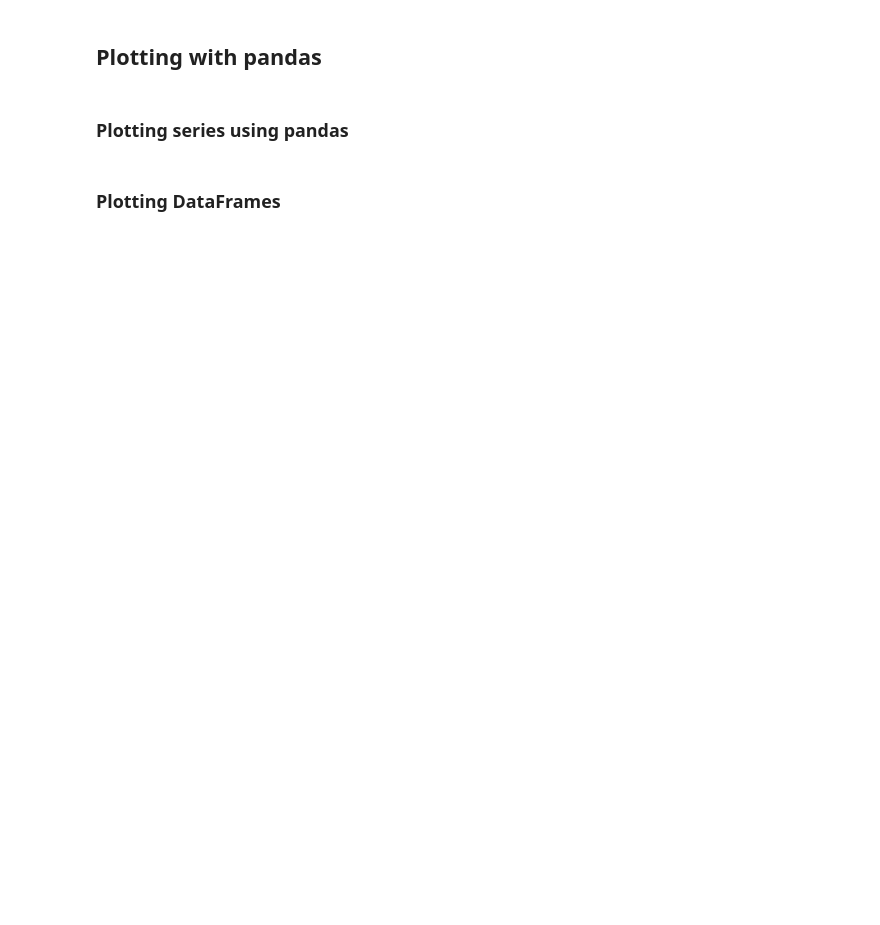
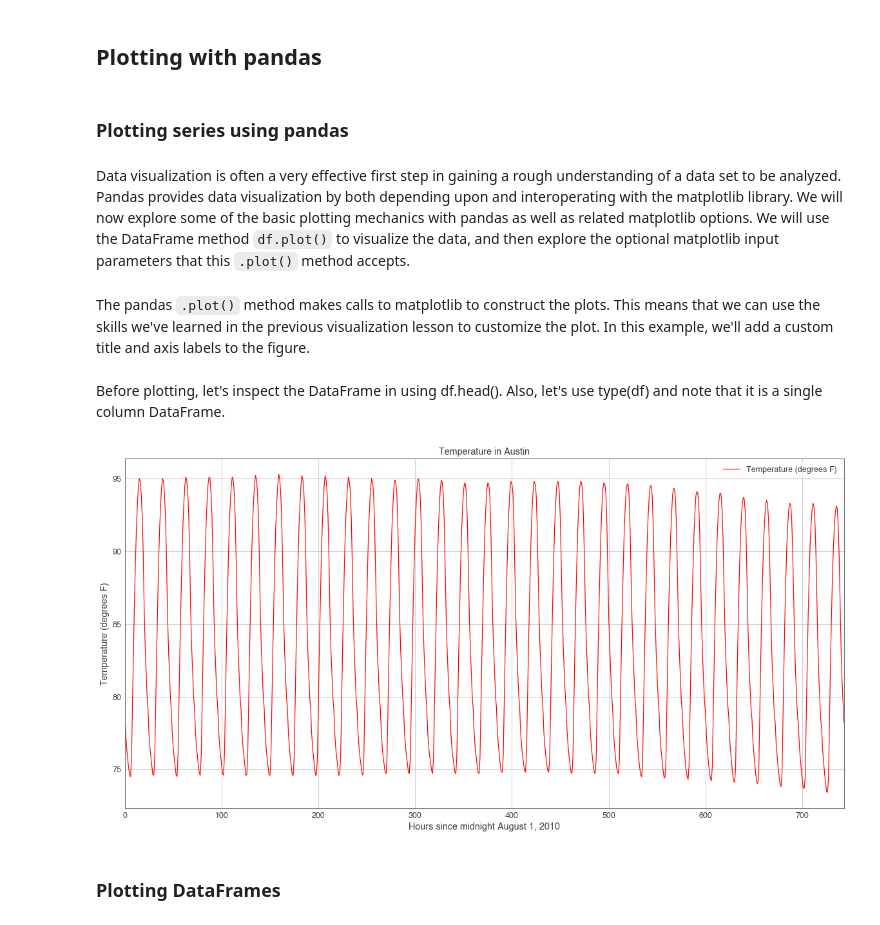
Before and after one commit to ML-Challenge/week2-data-analysis, a Jupyter notebook: L3.pandas Foundations.ipynb, the cells around one changed output. Cells and saved outputs as stored; diff of their text form; code cells hidden in the pictures; blank space fills up the shorter version.

Commit message:
feat: Add L3.pandas Foundations
Data ingestion  & inspection

```diff
--- a/L3.pandas Foundations.ipynb
+++ b/L3.pandas Foundations.ipynb
@@ -84,0 +137,7 @@ df_log10 has type <class 'pandas.core.frame.DataFrame'>
+# %%
+# Build a list of labels: list_labels
+list_labels = ['year', 'artist', 'song', 'chart weeks']
+# %%
+# Assign the list of labels to the columns attribute: df.columns
+utils.artists.columns = list_labels
+utils.artists
@@ -94,5 +354,32 @@ df_log10 has type <class 'pandas.core.frame.DataFrame'>
 ## Plotting with pandas
 # %% [markdown]
 ### Plotting series using pandas
+# %% [markdown]
+Data visualization is often a very effective first step in gaining a rough understanding of a data set to be analyzed. Pandas provides data visualization by both depending upon and interoperating with the matplotlib library. We will now explore some of the basic plotting mechanics with pandas as well as related matplotlib options. We will use the DataFrame method `df.plot()` to visualize the data, and then explore the optional matplotlib input parameters that this `.plot()` method accepts.
+# %%
+import matplotlib.pyplot as plt
+%matplotlib inline
+plt.rcParams['figure.figsize'] = [20, 10]
+# %% [markdown]
+The pandas `.plot()` method makes calls to matplotlib to construct the plots. This means that we can use the skills we've learned in the previous visualization lesson to customize the plot. In this example, we'll add a custom title and axis labels to the figure.
+# %% [markdown]
+Before plotting, let's inspect the DataFrame in using df.head(). Also, let's use type(df) and note that it is a single column DataFrame.
+# %%
+# Create a plot with color='red'
+utils.august_weather[['Temperature (degrees F)']].plot(color='red')
+
+# Add a title
+plt.title('Temperature in Austin')
+
+# Specify the x-axis label
+plt.xlabel('Hours since midnight August 1, 2010')
+
+# Specify the y-axis label
+plt.ylabel('Temperature (degrees F)')
+
+# Display the plot
+plt.show()
+# %% [output]
+[figure, added]
 # %% [markdown]
 ### Plotting DataFrames
```
Also changed, not shown: parts of 41 cells of this notebook, 4 other files.
